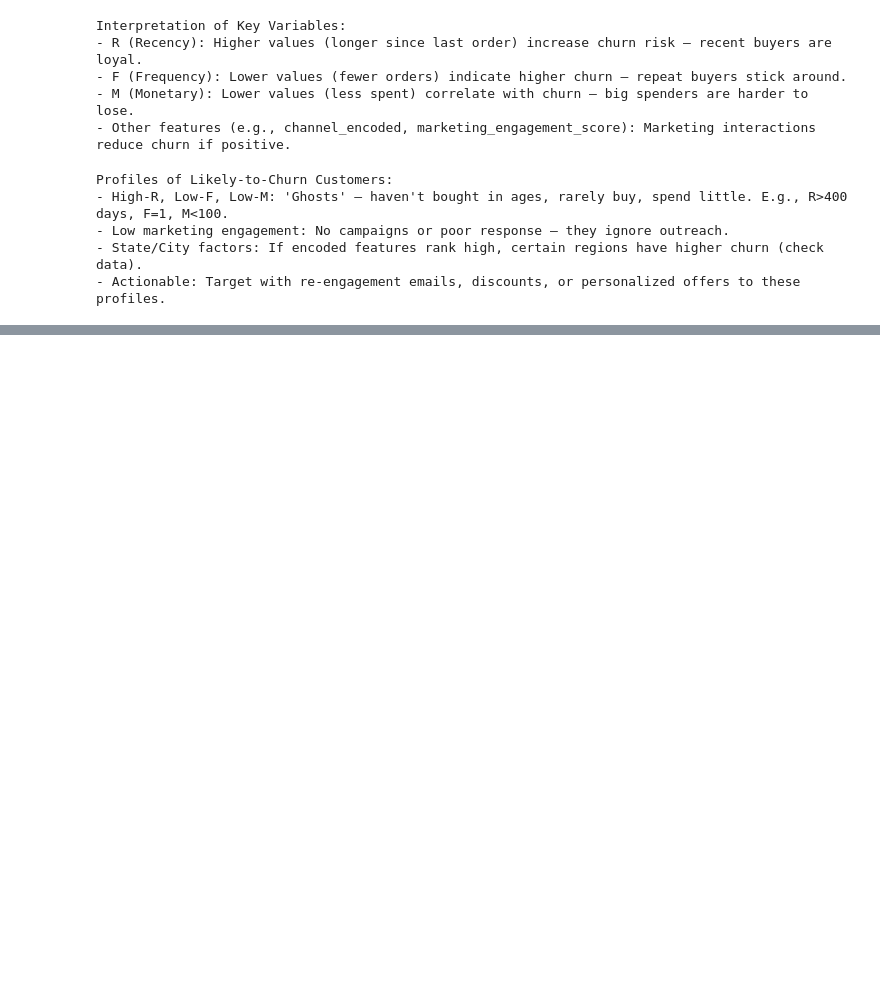
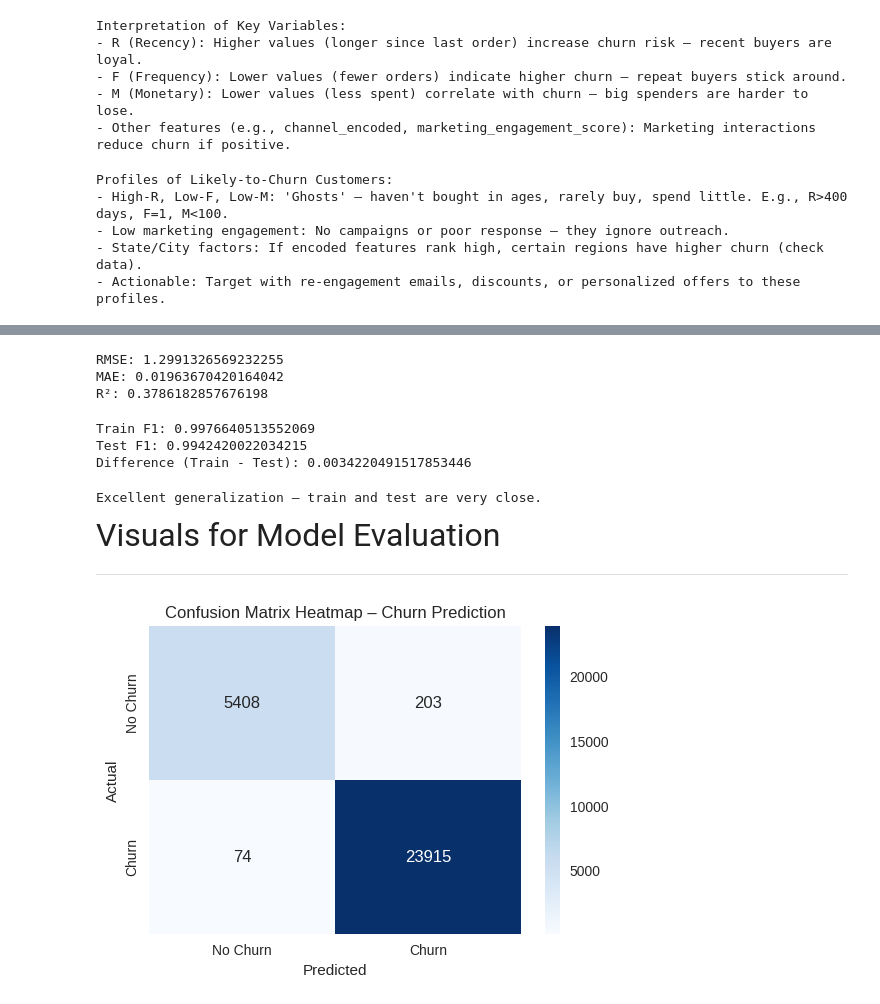
Before and after one commit to Kanakbaghel/Capstone_Project, a Jupyter notebook: Scripts/P2 : Predictive Modelling.ipynb, the cells around one changed output, grey strips where cells are left out. Drawn from its saved outputs; the diff is of its cells as text; code cells hidden in the pictures; blank space fills up the shorter version.

```diff
--- a/Scripts/P2 : Predictive Modelling.ipynb
+++ b/Scripts/P2 : Predictive Modelling.ipynb
@@ -1315,0 +1002,4 @@ Saved model_input.csv with corrected total_orders aggregation.
+# %%
+# Evaluate on unseen test data.
+y_pred_test = best_model.predict(X_test)
+y_pred_proba_test = best_model.predict_proba(X_test)[:, 1]  # For ROC-AUC
@@ -1315,0 +1020,8 @@ Saved model_input.csv with corrected total_orders aggregation.
+# %%
+# Generate confusion matrix and classification report.
+print("\nConfusion Matrix (TN, FP; FN, TP):")
+cm = confusion_matrix(y_test, y_pred_test)
+print(cm)
+
+print("\nClassification Report:")
+print(classification_report(y_test, y_pred_test))
@@ -1315,0 +1042,44 @@ Saved model_input.csv with corrected total_orders aggregation.
+# %%
+# For regression models, compute RMSE, MAE, R²
+print("RMSE:", np.sqrt(mean_squared_error(y_test_clv, y_pred_clv)))
+print("MAE:", mean_absolute_error(y_test_clv, y_pred_clv))
+print("R²:", r2_score(y_test_clv, y_pred_clv))
+# %% [output]
+RMSE: 1.2991326569232255
+MAE: 0.01963670420164042
+R²: 0.3786182857676198
+# %%
+# Compare train vs. test performance to detect overfitting.
+y_pred_train = best_model.predict(X_train)
+train_f1 = f1_score(y_train, y_pred_train)
+test_f1 = f1_score(y_test, y_pred_test)
+print(f"\nTrain F1: {train_f1}")
+print(f"Test F1: {test_f1}")
+print(f"Difference (Train - Test): {train_f1 - test_f1}")
+# %% [output]
+Train F1: 0.9976640513552069
+Test F1: 0.9942420022034215
+Difference (Train - Test): 0.0034220491517853446
+# %%
+if train_f1 - test_f1 > 0.05:
+    print("Warning: Potential overfitting – train significantly higher than test. Consider tuning (e.g., reduce max_depth).")
+elif train_f1 - test_f1 < 0.01:
+    print("Excellent generalization – train and test are very close.")
+else:
+    print("Good generalization – minor gap, likely due to data split.")
+# %% [output]
+Excellent generalization – train and test are very close.
+# %% [markdown]
+<font size=6> Visuals for Model Evaluation
+
+----------------
+# %%
+# Confusion Matrix Heatmap
+plt.figure(figsize=(6, 4))
+sns.heatmap(cm, annot=True, fmt='d', cmap='Blues', xticklabels=['No Churn', 'Churn'], yticklabels=['No Churn', 'Churn'])
+plt.title('Confusion Matrix Heatmap – Churn Prediction')
+plt.xlabel('Predicted')
+plt.ylabel('Actual')
+plt.show()
+# %% [output]
+[figure, added]
```
Also changed, not shown: parts of 69 cells of this notebook.
